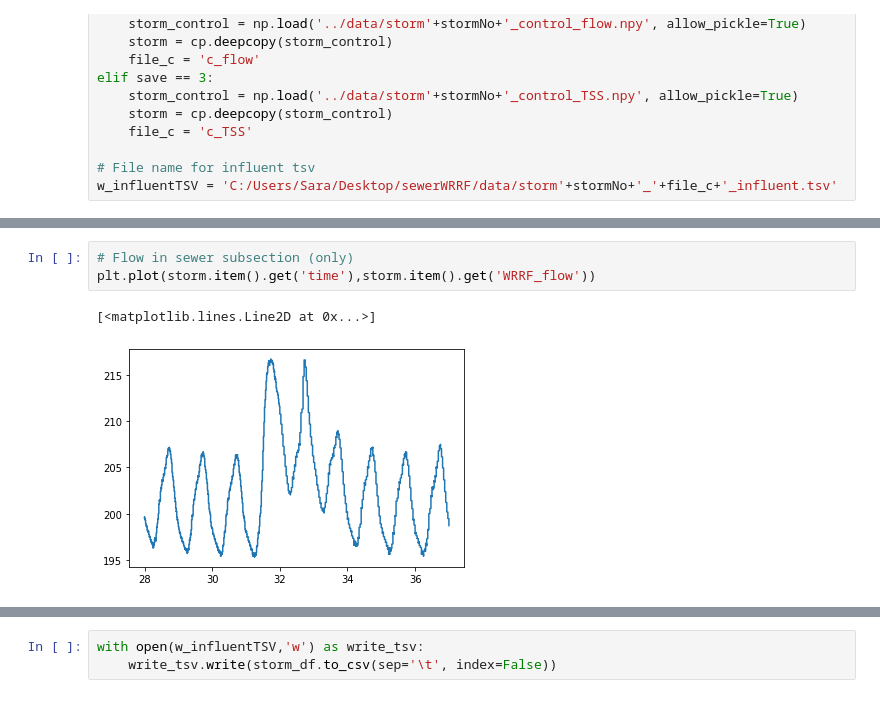
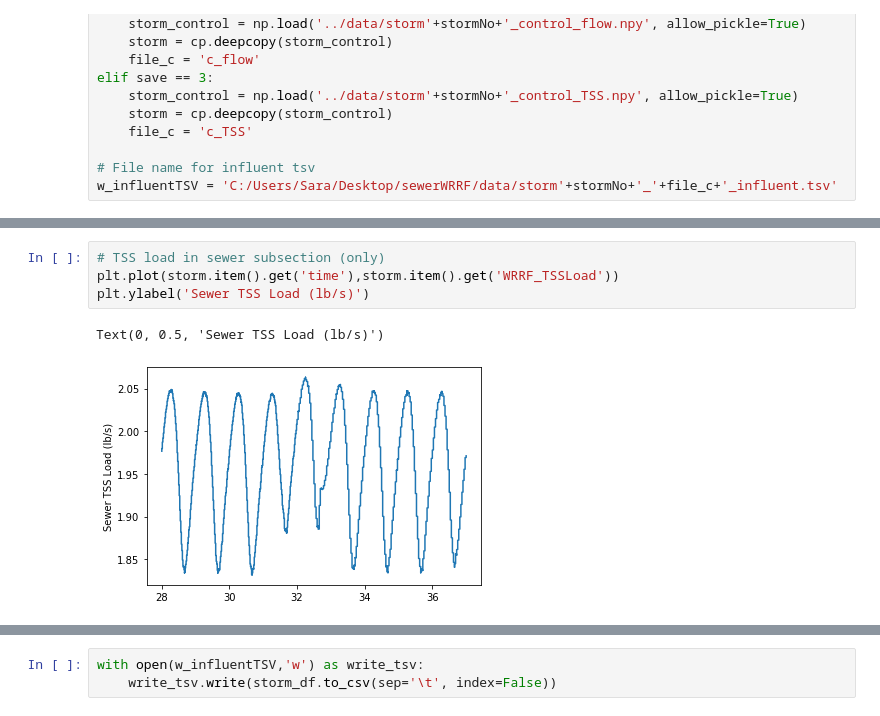
Before and after one commit to stroutm/sewerWRRF, a Jupyter notebook: SumoPythonPractice/Scaleinflow_sewerWRRF.ipynb, the cells around one changed output, grey strips where cells are left out. Saved outputs shown, nothing was run; the diff lists cells and outputs as text.

```diff
--- a/SumoPythonPractice/Scaleinflow_sewerWRRF.ipynb
+++ b/SumoPythonPractice/Scaleinflow_sewerWRRF.ipynb
@@ -60,6 +69,7 @@ array({'time': array([[28.],
 # %%
-# Flow in sewer subsection (only)
-plt.plot(storm.item().get('time'),storm.item().get('WRRF_flow'))
+# TSS load in sewer subsection (only)
+plt.plot(storm.item().get('time'),storm.item().get('WRRF_TSSLoad'))
+plt.ylabel('Sewer TSS Load (lb/s)')
 # %% [output]
-[<matplotlib.lines.Line2D at 0x...>]
+Text(0, 0.5, 'Sewer TSS Load (lb/s)')
-[figure, old version]
+[figure, new version]
```
Also changed, not shown: parts of 20 cells of this notebook.
